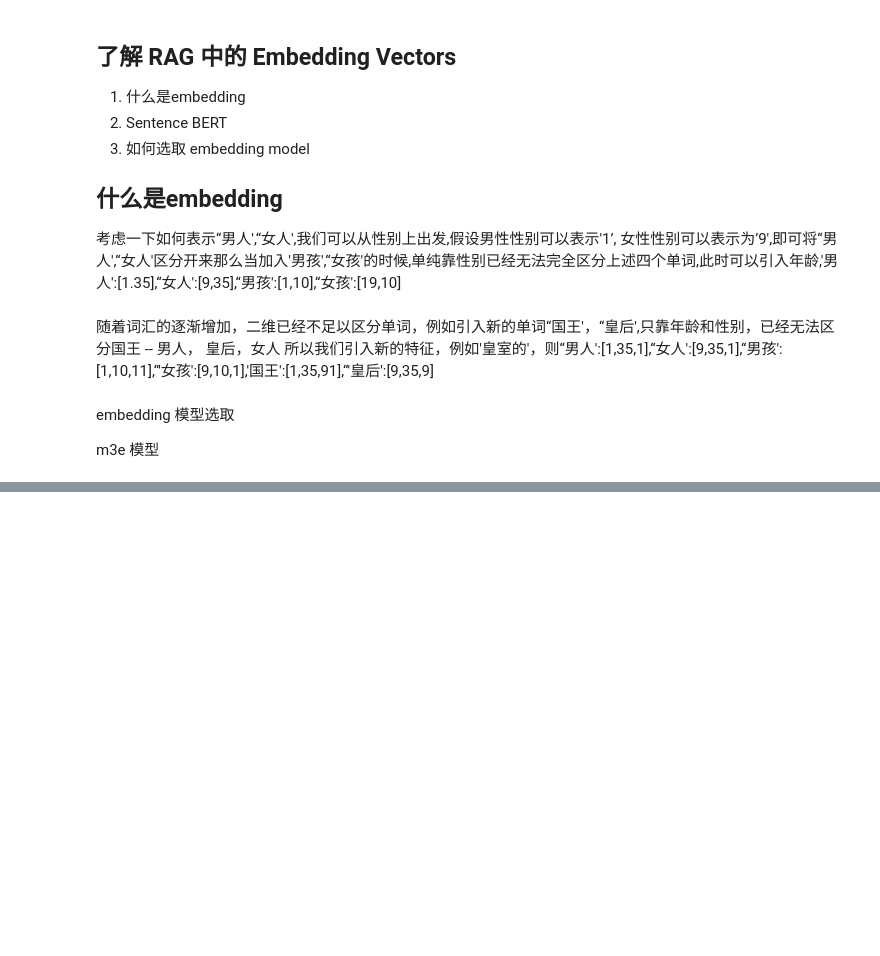
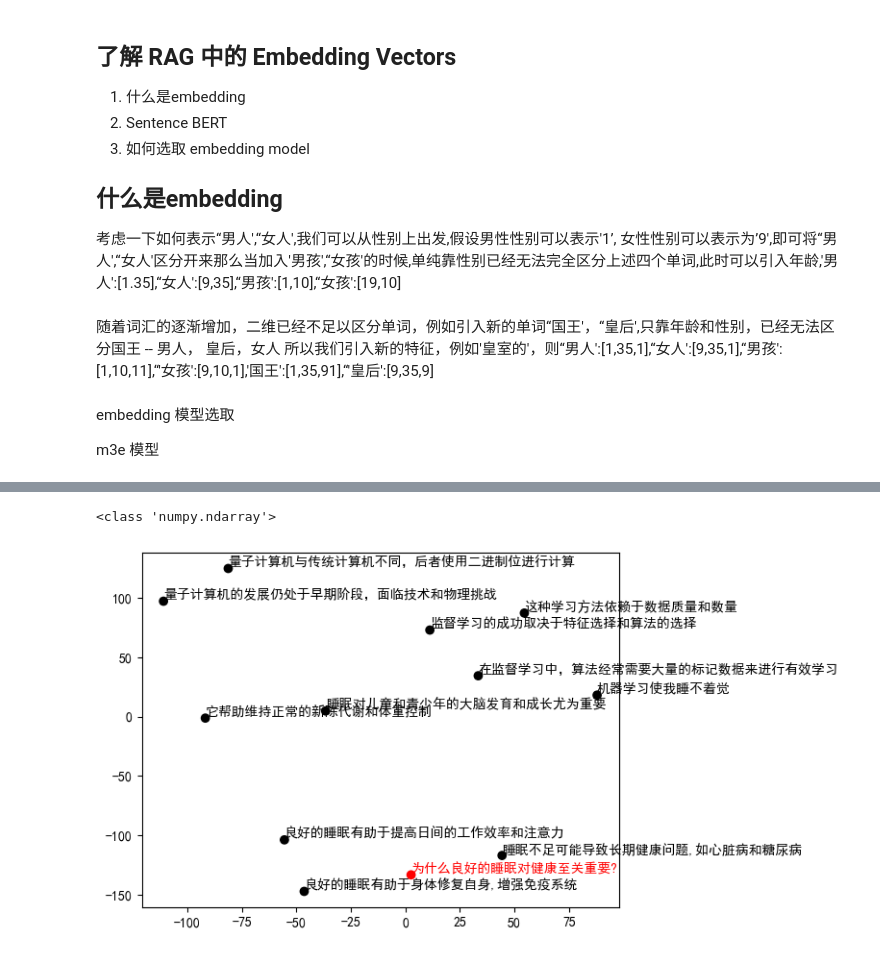
Before and after one commit to DreamingPoet/AI_ABC, a Jupyter notebook: embedding.ipynb, the cells around one changed output, grey strips where cells are left out. Cells and saved outputs as stored; diff of their text form; code cells hidden in the pictures; blank space fills up the shorter version.

Commit message:
测试多种 embedding 方法

```diff
--- a/embedding.ipynb
+++ b/embedding.ipynb
@@ -189,0 +199,20 @@ print(len(embeddings2))
+# %%
+import requests
+import numpy as np
+
+def get_ollama_embedding(text, model_name="nomic-embed-text"):
+    response = requests.post(
+        "http://192.168.0.245:11434/api/embeddings",
+        json={
+            "model": model_name,
+            "prompt": text
+        }
+    )
+    return response.json()["embedding"]
+
+embeddings3 = []
+for index, sentence in enumerate(sentences):
+    sentence_embeddings = list(get_ollama_embedding(sentence))
+    print(f"index = {index} {sentence}, {sentence_embeddings}")
+    embeddings3.append(sentence_embeddings)
+embeddings3 = np.array(embeddings3, dtype=float)
@@ -189,0 +232,31 @@ print(len(embeddings2))
+# %%
+# print(embeddings3)
+print(type(embeddings3))
+# %% [output]
+<class 'numpy.ndarray'>
+# %%
+from sklearn.manifold import TSNE
+import numpy as np
+
+# 使用 TSNE 进行降维, perplexity 空阔度，根据样本大小来选择，一般取值在 5 到 50 之间
+tsne = TSNE(n_components=2, perplexity=5)
+embeddings_2d=tsne.fit_transform(embeddings3)
+
+import matplotlib.pyplot as plt
+# 定义字体
+plt.rcParams['font.sans-serif']=['Kaitt', 'simHei']
+# 定义负号显示
+plt.rcParams['axes.unicode_minus']= False
+
+color_list =['black'] * len(embeddings_2d[1:])
+color_list.insert(0,'red')
+
+plt.scatter(embeddings_2d[:,0],embeddings_2d[:,1],color=color_list )
+
+for i in range(len(embeddings_2d)):
+    plt.text(embeddings_2d[:,0][i], embeddings_2d[:,1][i]+2, sentences[i], color=color_list[i])
+
+#显示图表
+plt.show()
+# %% [output]
+[figure, added]
```
Also changed, not shown: parts of 6 cells of this notebook, 3 other files.
